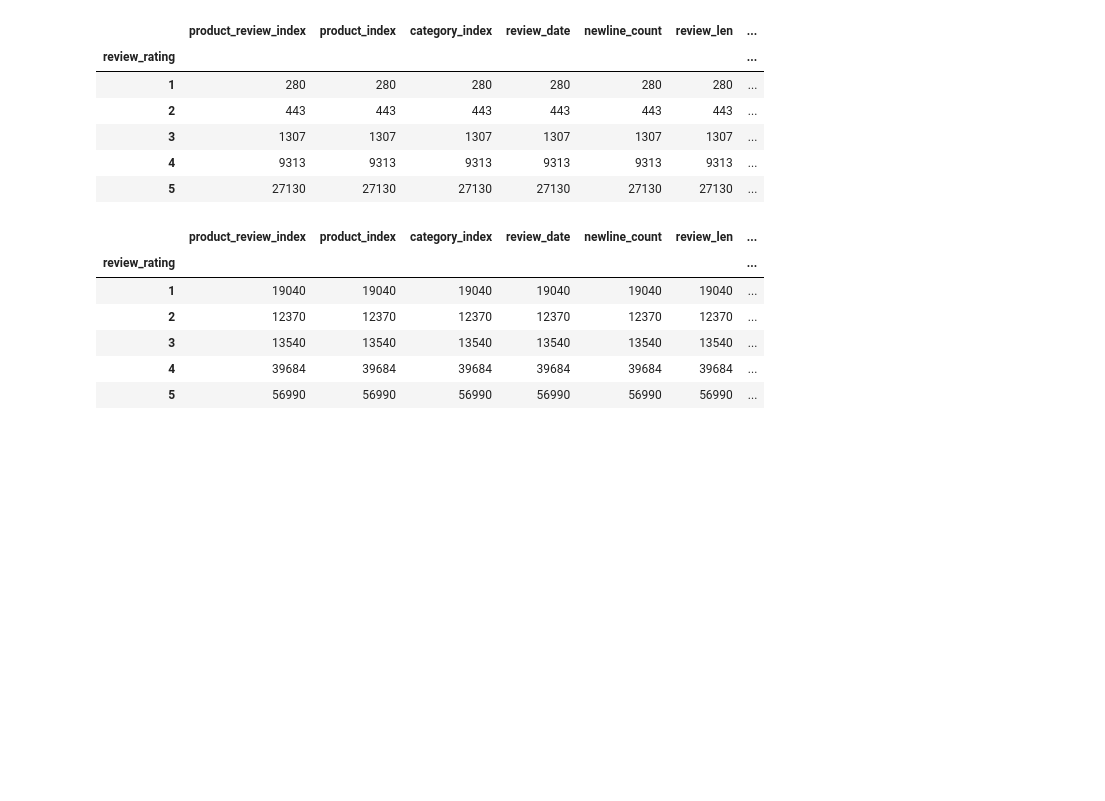
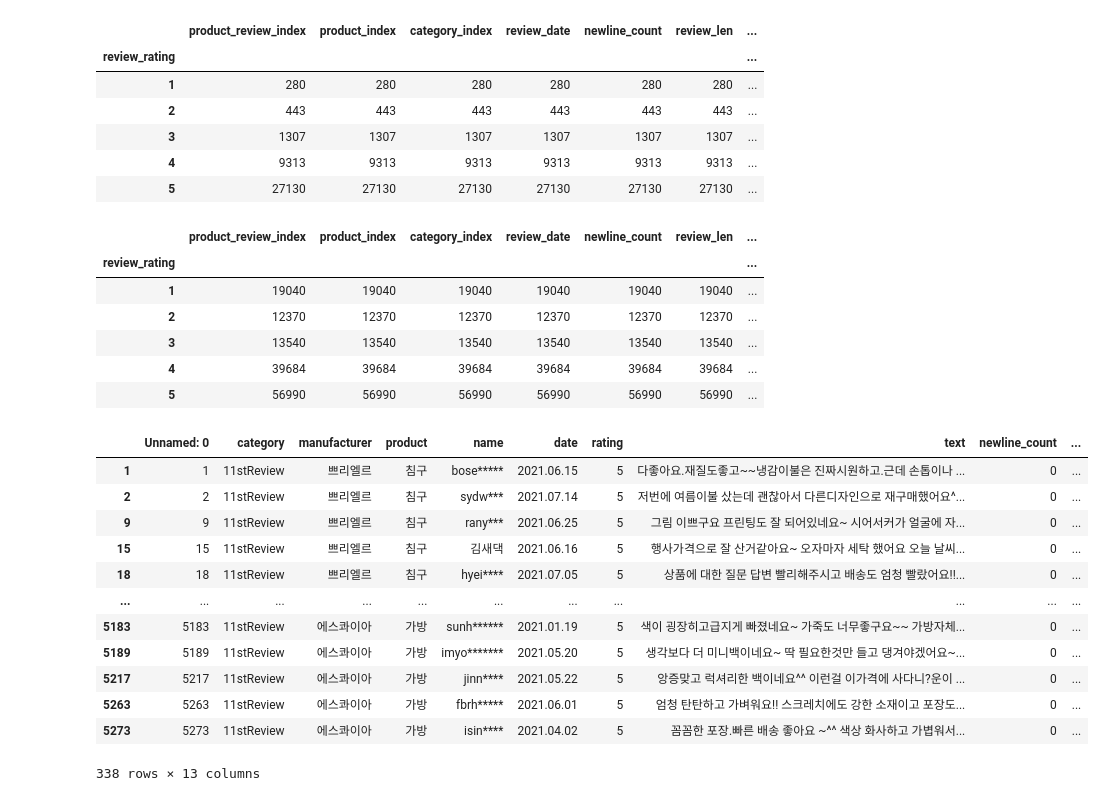
Before and after one commit to LyunJ/CoupangReview, a Jupyter notebook: 감성분석_머신러닝/Untitled.ipynb, the cells around one changed output. Drawn from its saved outputs; the diff is of its cells as text; code cells hidden in the pictures; blank space fills up the shorter version.

```diff
--- a/감성분석_머신러닝/Untitled.ipynb
+++ b/감성분석_머신러닝/Untitled.ipynb
@@ -81,3 +81,8 @@ df.groupby('review_rating').count()
 | 3 | 13540 | 13540 | 13540 | 13540 | 13540 | 13540 | ... |
 | 4 | 39684 | 39684 | 39684 | 39684 | 39684 | 39684 | ... |
 | 5 | 56990 | 56990 | 56990 | 56990 | 56990 | 56990 | ... |
+# %%
+data = pd.read_csv('./csv_data/11stReview.csv')
+data_df = pd.DataFrame(data)
+# %%
+data_df_22 = data_df[(data_df['special_char_count']**2 + data_df['manufacturer_count']**2 + data_df['product_count']**2) >= 22]
@@ -83,0 +91,16 @@ df.groupby('review_rating').count()
+# %%
+data_df_22
+# %% [output]
+|  | Unnamed: 0 | category | manufacturer | product | name | date | rating | text | newline_count | ... |
+| 1 | 1 | 11stReview | 쁘리엘르 | 침구 | bose***** | 2021.06.15 | 5 | 다좋아요.재질도좋고~~냉감이불은 진짜시원하고.근데 손톱이나 ... | 0 | ... |
+| 2 | 2 | 11stReview | 쁘리엘르 | 침구 | sydw*** | 2021.07.14 | 5 | 저번에 여름이불 샀는데 괜찮아서 다른디자인으로 재구매했어요^... | 0 | ... |
+| 9 | 9 | 11stReview | 쁘리엘르 | 침구 | rany*** | 2021.06.25 | 5 | 그림 이쁘구요 프린팅도 잘 되어있네요~ 시어서커가 얼굴에 자... | 0 | ... |
+| 15 | 15 | 11stReview | 쁘리엘르 | 침구 | 김새댁 | 2021.06.16 | 5 | 행사가격으로 잘 산거같아요~ 오자마자 세탁 했어요 오늘 날씨... | 0 | ... |
+| 18 | 18 | 11stReview | 쁘리엘르 | 침구 | hyei**** | 2021.07.05 | 5 | 상품에 대한 질문 답변 빨리해주시고 배송도 엄청 빨랐어요!!... | 0 | ... |
+| ... | ... | ... | ... | ... | ... | ... | ... | ... | ... | ... |
+| 5183 | 5183 | 11stReview | 에스콰이아 | 가방 | sunh****** | 2021.01.19 | 5 | 색이 굉장히고급지게 빠졌네요~ 가죽도 너무좋구요~~ 가방자체... | 0 | ... |
+| 5189 | 5189 | 11stReview | 에스콰이아 | 가방 | imyo******* | 2021.05.20 | 5 | 생각보다 더 미니백이네요~ 딱 필요한것만 들고 댕겨야겠어요~... | 0 | ... |
+| 5217 | 5217 | 11stReview | 에스콰이아 | 가방 | jinn**** | 2021.05.22 | 5 | 앙증맞고 럭셔리한 백이네요^^ 이런걸 이가격에 사다니?운이 ... | 0 | ... |
+| 5263 | 5263 | 11stReview | 에스콰이아 | 가방 | fbrh***** | 2021.06.01 | 5 | 엄청 탄탄하고 가벼워요!! 스크레치에도 강한 소재이고 포장도... | 0 | ... |
+| 5273 | 5273 | 11stReview | 에스콰이아 | 가방 | isin**** | 2021.04.02 | 5 | 꼼꼼한 포장.빠른 배송 좋아요 ~^^ 색상 화사하고 가볍워서... | 0 | ... |
+338 rows × 13 columns
```
Also changed, not shown: parts of 2 cells of this notebook, 8 other files.
